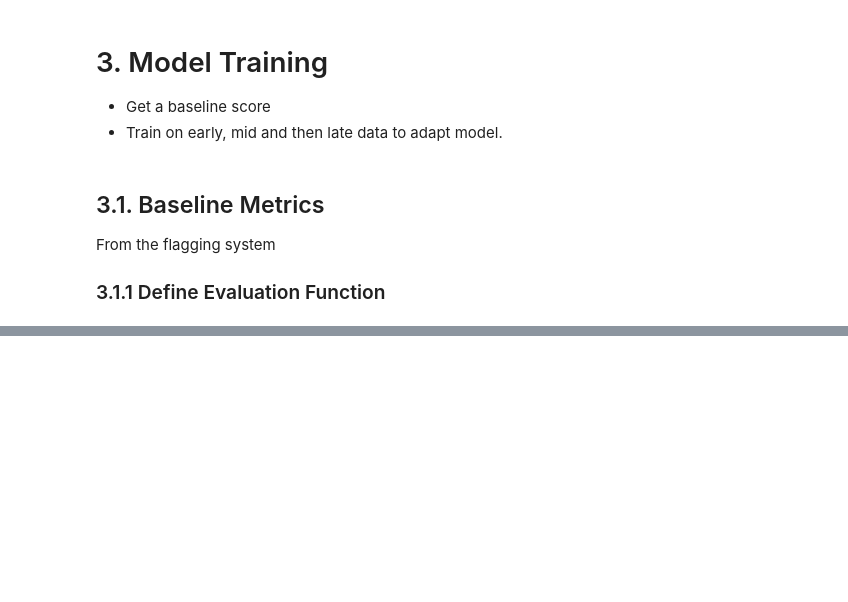
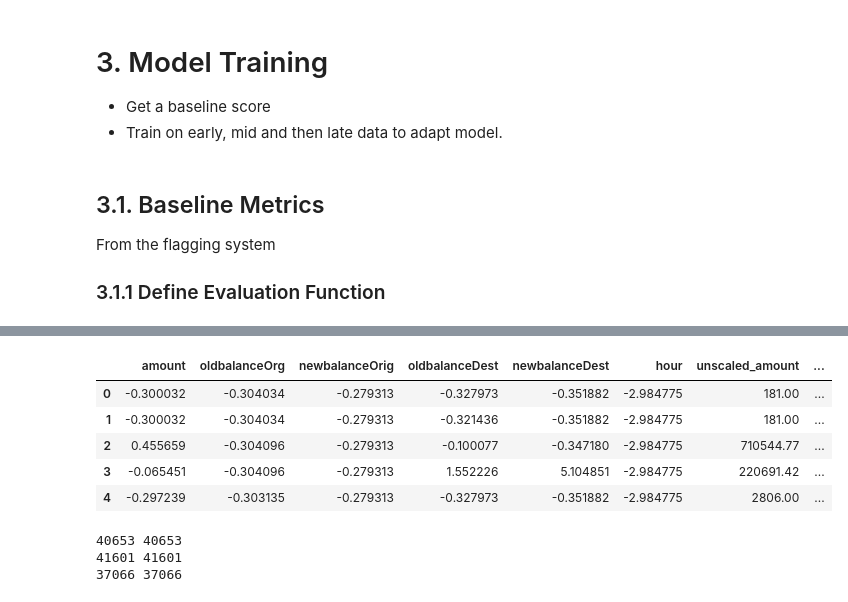
Before and after one commit to maradeben/msc_fraud_detection, a Jupyter notebook: notebook.ipynb, the cells around one changed output, grey strips where cells are left out. Saved outputs shown, nothing was run; the diff lists cells and outputs as text; code cells hidden in the pictures; blank space fills up the shorter version.

```diff
--- a/notebook.ipynb
+++ b/notebook.ipynb
@@ -447,0 +481,12 @@ Saved 77785563.69; Lost 11978629864.15; Ratio: 0.006493694568758565
+# %%
+X = pd.read_csv("data/processed/X_preprocessed.csv")
+y = pd.read_csv("data/processed/y_preprocessed.csv").values.ravel()
+
+X.head()
+# %% [output]
+|  | amount | oldbalanceOrg | newbalanceOrig | oldbalanceDest | newbalanceDest | hour | unscaled_amount | ... |
+| 0 | -0.300032 | -0.304034 | -0.279313 | -0.327973 | -0.351882 | -2.984775 | 181.00 | ... |
+| 1 | -0.300032 | -0.304034 | -0.279313 | -0.321436 | -0.351882 | -2.984775 | 181.00 | ... |
+| 2 | 0.455659 | -0.304096 | -0.279313 | -0.100077 | -0.347180 | -2.984775 | 710544.77 | ... |
+| 3 | -0.065451 | -0.304096 | -0.279313 | 1.552226 | 5.104851 | -2.984775 | 220691.42 | ... |
+| 4 | -0.297239 | -0.303135 | -0.279313 | -0.327973 | -0.351882 | -2.984775 | 2806.00 | ... |
@@ -447,0 +501,7 @@ Saved 77785563.69; Lost 11978629864.15; Ratio: 0.006493694568758565
+# %%
+for x_i, y_i in zip(X_data, y_data):
+    print(len(x_i), len(y_i))
+# %% [output]
+40653 40653
+41601 41601
+37066 37066
```
Also changed, not shown: parts of 16 cells of this notebook, 1 other file.
